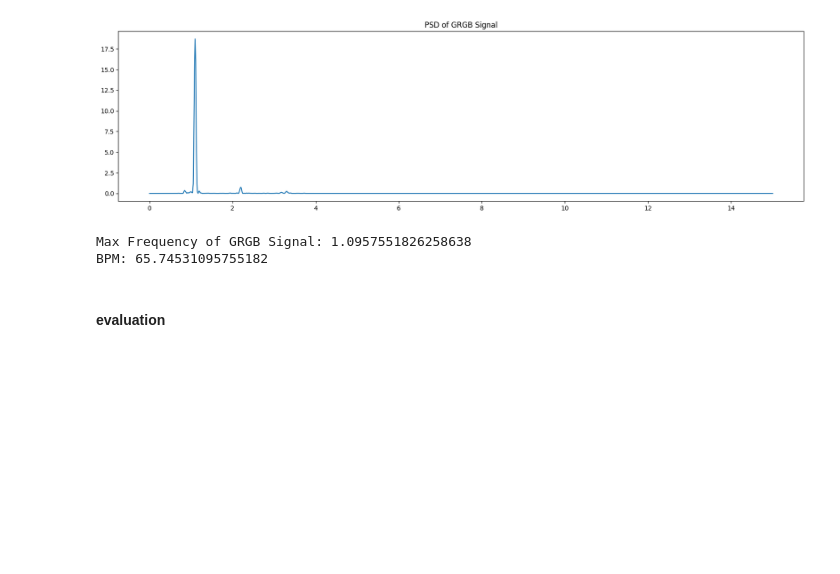
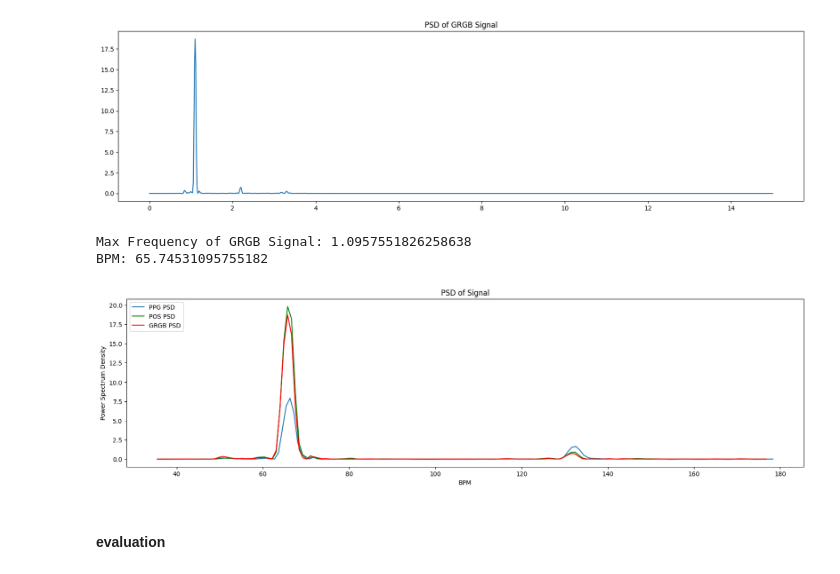
Before and after one commit to Ren1100/remote-PPG, a Jupyter notebook: test.ipynb, the cells around one changed output. Drawn from its saved outputs; the diff is of its cells as text; code cells hidden in the pictures; blank space fills up the shorter version.

```diff
--- a/test.ipynb
+++ b/test.ipynb
@@ -887,6 +998,22 @@ print(f"BPM: {GRGB_bpm}")
 [figure]
 Max Frequency of GRGB Signal: 1.0957551826258638
 BPM: 65.74531095755182
+# %%
+BPM_PPG = freq_PPG * 60
+BPM_rPPG = freq_rPPG * 60
+BPM_GRGB = freq_GRGB * 60
+
+plt.figure(figsize=(20,5))
+plt.plot(BPM_PPG[40:200], psd_PPG[40:200], label = 'PPG PSD')
+plt.plot(BPM_rPPG[40:200], psd_rPPG[40:200], 'g', label = 'POS PSD' )
+plt.plot(BPM_GRGB[40:200], psd_GRGB[40:200], 'r', label = 'GRGB PSD')
+plt.title("PSD of Signal")
+plt.xlabel("BPM")
+plt.ylabel("Power Spectrum Density")
+plt.legend(loc="upper left")
+plt.show()
+# %% [output]
+[figure, added]
 # %% [markdown]
 #### evaluation
 # %%
```
Also changed, not shown: parts of 5 cells of this notebook, 1 other file.
